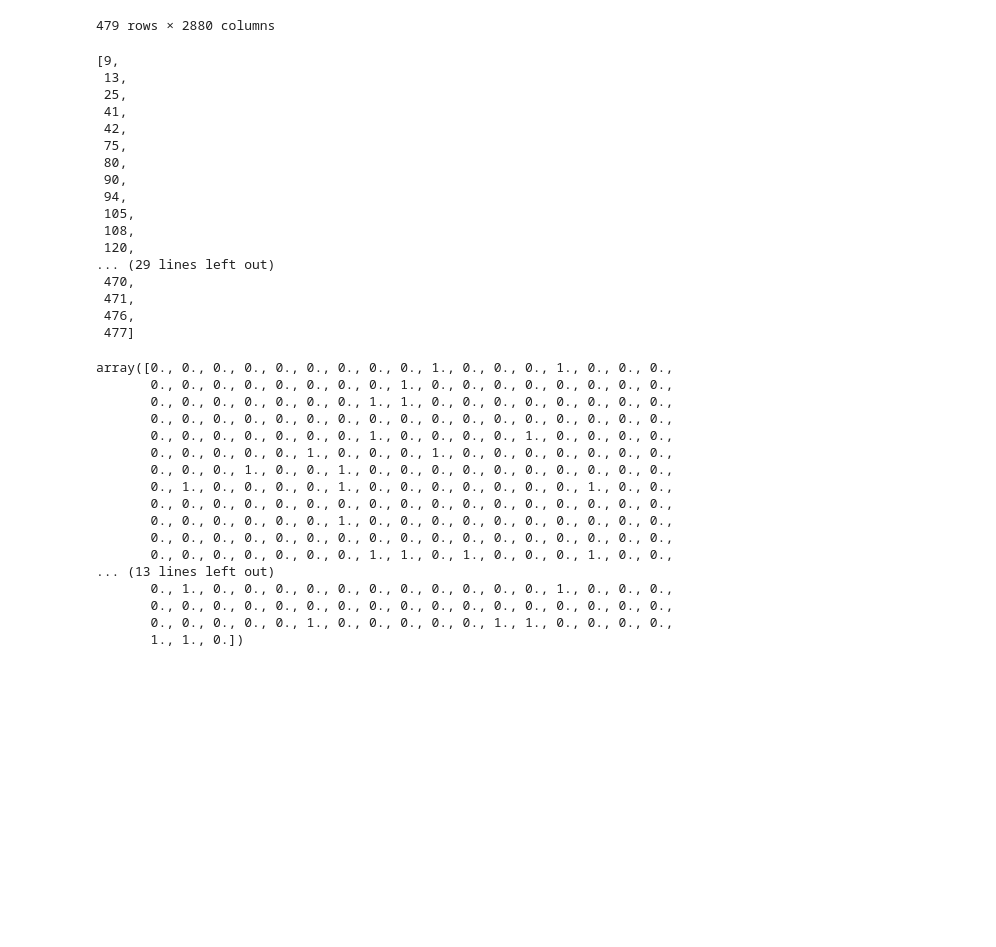
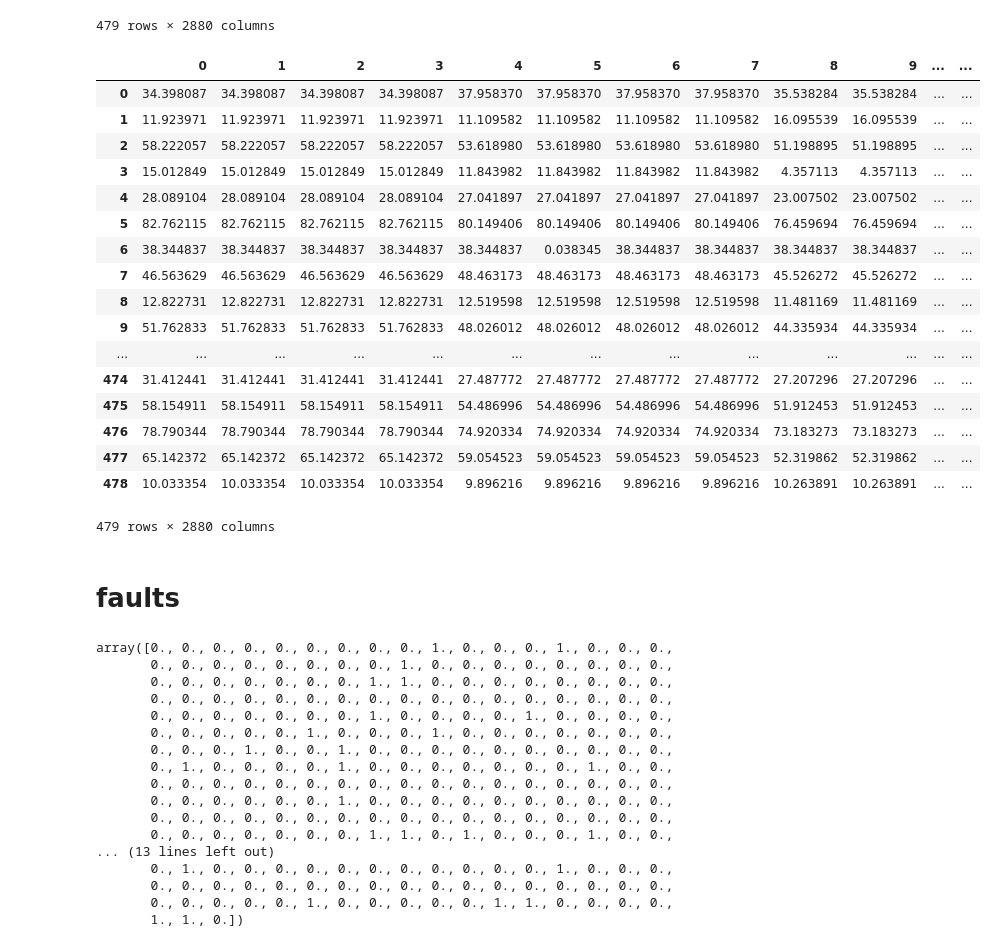
Before and after one commit to susano0/Electric-Fault-Prediction, a Jupyter notebook: TS_LSTM.ipynb, the cells around one changed output. Cells and saved outputs as stored; diff of their text form; code cells hidden in the pictures; blank space fills up the shorter version.

```diff
--- a/TS_LSTM.ipynb
+++ b/TS_LSTM.ipynb
@@ -51,21 +51,17 @@ def isSubArray(A, B, n, m, st):
             ii += 1
             j += 1
             if (j == m):
-                return True
+                return ii,True
         else:
             ii = ii - j + 1
             j = 0
-    return False
+    return ii,False
 # %%
 l = []
 for i in df.index:
     xx = df.iloc[i][:250].values
-    #if any(np.equal(xx,[0,0,0,0]).all(1)):
-    #vv = np.isin(xx,[0,0,0,0])
-    #if [0.0,0.0,0.0,0.0] in xx.tolist():
-    #print(xx)
-    #array123 = lambda x: any([0,0,0,0] == x[offset:offset+3] for offset in range(len(x)))
-    if(isSubArray(xx.tolist(),[0,0,0,0], 250, 4,0)):
-        l.append(i)
+    r = isSubArray(xx.tolist(),[0,0,0,0], 250, 4,0)
+    if(r[1]):
+        l.append((i, r[0], r[1]))
 # %%
 l
@@ -90,5 +87,5 @@ l
 # %%
-df = df.drop(l)
+df = df.drop(pd.DataFrame(l)[0])
 # %%
 df
 # %% [output]
@@ -112,6 +109,29 @@ df
 479 rows × 2880 columns
 # %%
 df = df.reset_index(drop=True)
+# %%
+df
+# %% [output]
+|  | 0 | 1 | 2 | 3 | 4 | 5 | 6 | 7 | 8 | 9 | ... | ... |
+| 0 | 34.398087 | 34.398087 | 34.398087 | 34.398087 | 37.958370 | 37.958370 | 37.958370 | 37.958370 | 35.538284 | 35.538284 | ... | ... |
+| 1 | 11.923971 | 11.923971 | 11.923971 | 11.923971 | 11.109582 | 11.109582 | 11.109582 | 11.109582 | 16.095539 | 16.095539 | ... | ... |
+| 2 | 58.222057 | 58.222057 | 58.222057 | 58.222057 | 53.618980 | 53.618980 | 53.618980 | 53.618980 | 51.198895 | 51.198895 | ... | ... |
+| 3 | 15.012849 | 15.012849 | 15.012849 | 15.012849 | 11.843982 | 11.843982 | 11.843982 | 11.843982 | 4.357113 | 4.357113 | ... | ... |
+| 4 | 28.089104 | 28.089104 | 28.089104 | 28.089104 | 27.041897 | 27.041897 | 27.041897 | 27.041897 | 23.007502 | 23.007502 | ... | ... |
+| 5 | 82.762115 | 82.762115 | 82.762115 | 82.762115 | 80.149406 | 80.149406 | 80.149406 | 80.149406 | 76.459694 | 76.459694 | ... | ... |
+| 6 | 38.344837 | 38.344837 | 38.344837 | 38.344837 | 38.344837 | 0.038345 | 38.344837 | 38.344837 | 38.344837 | 38.344837 | ... | ... |
+| 7 | 46.563629 | 46.563629 | 46.563629 | 46.563629 | 48.463173 | 48.463173 | 48.463173 | 48.463173 | 45.526272 | 45.526272 | ... | ... |
+| 8 | 12.822731 | 12.822731 | 12.822731 | 12.822731 | 12.519598 | 12.519598 | 12.519598 | 12.519598 | 11.481169 | 11.481169 | ... | ... |
+| 9 | 51.762833 | 51.762833 | 51.762833 | 51.762833 | 48.026012 | 48.026012 | 48.026012 | 48.026012 | 44.335934 | 44.335934 | ... | ... |
+| ... | ... | ... | ... | ... | ... | ... | ... | ... | ... | ... | ... | ... |
+| 474 | 31.412441 | 31.412441 | 31.412441 | 31.412441 | 27.487772 | 27.487772 | 27.487772 | 27.487772 | 27.207296 | 27.207296 | ... | ... |
+| 475 | 58.154911 | 58.154911 | 58.154911 | 58.154911 | 54.486996 | 54.486996 | 54.486996 | 54.486996 | 51.912453 | 51.912453 | ... | ... |
+| 476 | 78.790344 | 78.790344 | 78.790344 | 78.790344 | 74.920334 | 74.920334 | 74.920334 | 74.920334 | 73.183273 | 73.183273 | ... | ... |
+| 477 | 65.142372 | 65.142372 | 65.142372 | 65.142372 | 59.054523 | 59.054523 | 59.054523 | 59.054523 | 52.319862 | 52.319862 | ... | ... |
+| 478 | 10.033354 | 10.033354 | 10.033354 | 10.033354 | 9.896216 | 9.896216 | 9.896216 | 9.896216 | 10.263891 | 10.263891 | ... | ... |
+479 rows × 2880 columns
+# %% [markdown]
+# faults
 # %%
 l = []
 for i in df.index:
@@ -126,23 +142,3 @@ for i in df.index:
-# %%
-l
-# %% [output]
-[9,
- 13,
- 25,
- 41,
- 42,
- 75,
- 80,
- 90,
- 94,
- 105,
- 108,
- 120,
-... (29 lines left out)
- 470,
- 471,
- 476,
- 477]
 # %%
 y = np.zeros(df.shape[0])
 # %%
```
Also changed, not shown: parts of 5 cells of this notebook.
